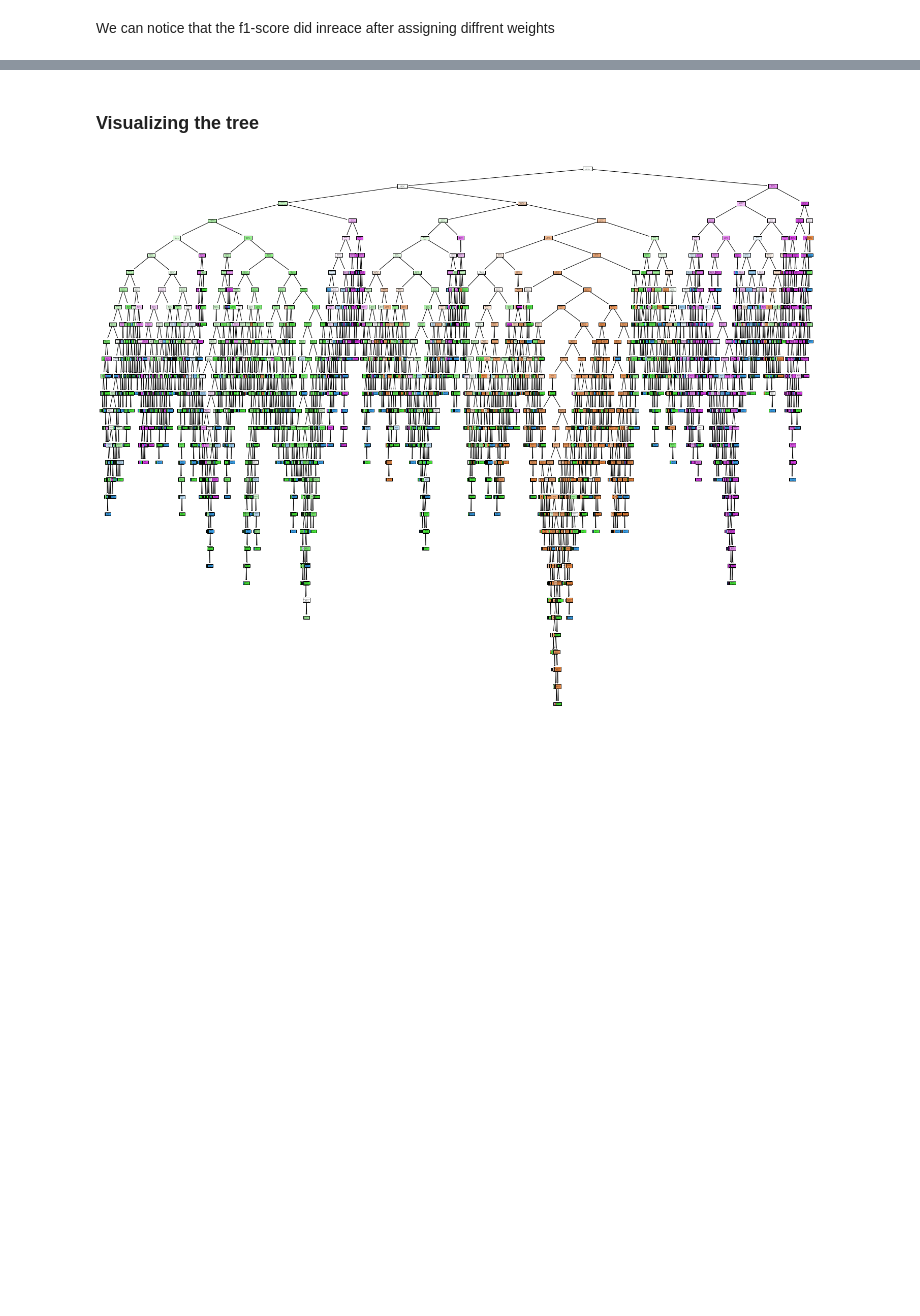
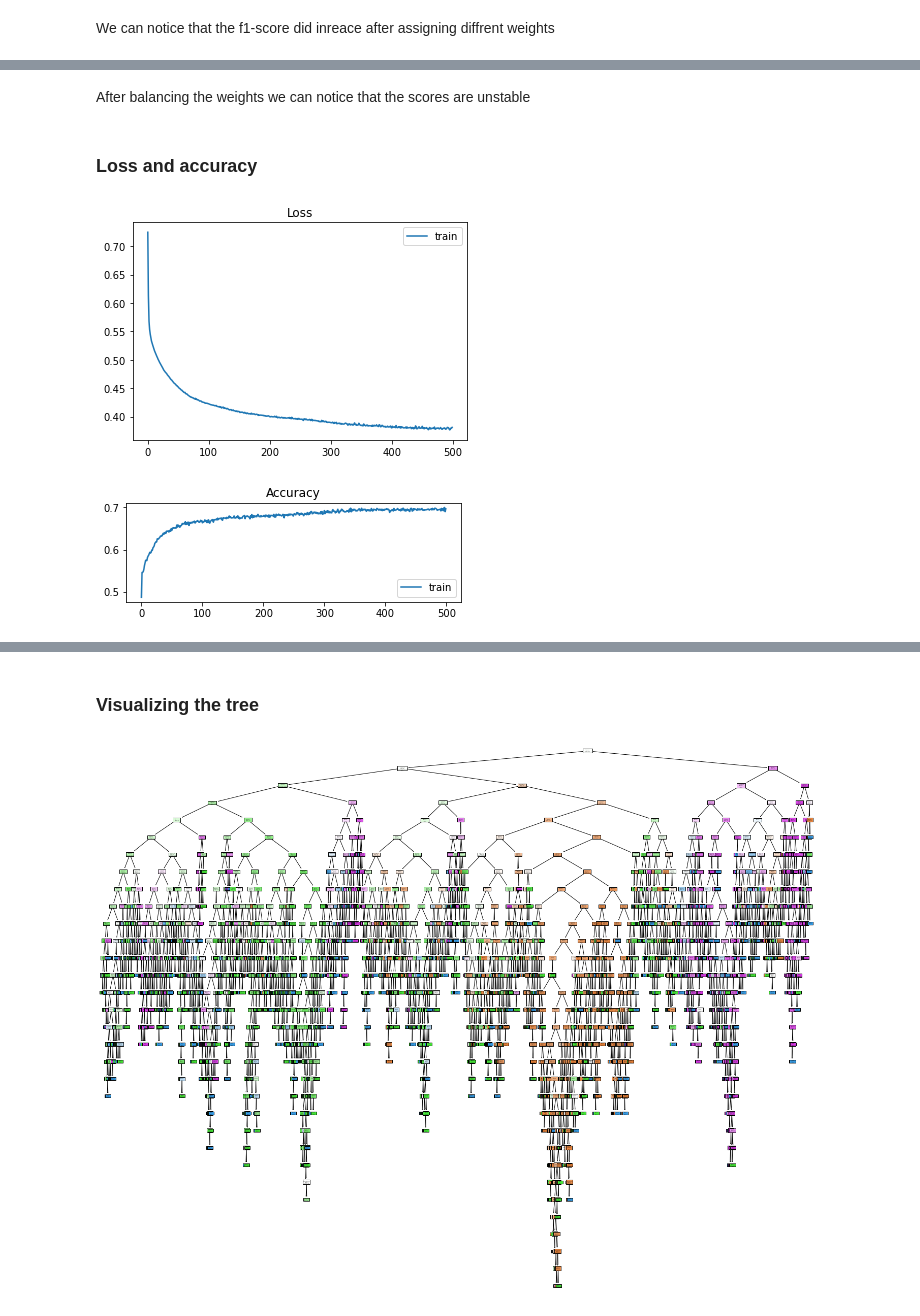
Before and after one commit to 0xArwa/ADHD-severity-prediction, a Jupyter notebook: ADHD-project.ipynb, the cells around one changed output, grey strips where cells are left out. Saved outputs shown, nothing was run; the diff lists cells and outputs as text; code cells hidden in the pictures; blank space fills up the shorter version.

```diff
--- a/ADHD-project.ipynb
+++ b/ADHD-project.ipynb
@@ -604,0 +644,6 @@ We can notice that the f1-score did inreace after assigning diffrent weights <br
+# %%
+#updating train & test sets
+train_x, test_x,train_y, test_y = train_test_split(new_x,new_y,test_size=0.2,random_state = 0)
+# %%
+#setting the weights
+w = {0:0.9, 1:0.5, 2:0.5, 3:0.85}
@@ -604,0 +652,13 @@ We can notice that the f1-score did inreace after assigning diffrent weights <br
+# %%
+model = Sequential()
+# 22 input -> (18 hidden nodes -> 10 hidden nodes -> 8 hidden nodes) -> 4 outpus
+#using ReLU as an activation function for all layers except the output
+model.add(Dense(18, input_shape = (22,), activation = 'relu'))
+model.add(Dense(10, activation = "relu"))
+model.add(Dense(8, activation = "relu"))
+#using softmax for the output layer since it is a multi-class problem
+model.add(Dense(4, activation = 'softmax'))
+#defining the loss function and using Adam optimizer from keras
+model.compile(loss='categorical_crossentropy', optimizer='adam',metrics=['categorical_accuracy'])
+#print the summary for the model
+model.summary()
@@ -604,0 +683,2 @@ We can notice that the f1-score did inreace after assigning diffrent weights <br
+# %%
+history = model.fit(train_x, train_y, epochs=500,class_weight=w)
@@ -604,0 +721,19 @@ We can notice that the f1-score did inreace after assigning diffrent weights <br
+# %% [markdown]
+After balancing the weights we can notice that the scores are unstable
+# %% [markdown]
+### Loss and accuracy
+# %%
+#plotting the loss function and the accuracy
+plt.title('Loss')
+plt.plot(history.history['loss'], label='train')
+plt.legend()
+plt.show()
+print('\n')
+plt.subplot(212)
+plt.title('Accuracy')
+plt.plot(history.history['categorical_accuracy'], label='train')
+plt.legend()
+plt.show()
+# %% [output]
+[figure, added]
+[figure, added]
```
Also changed, not shown: parts of 132 cells of this notebook.
